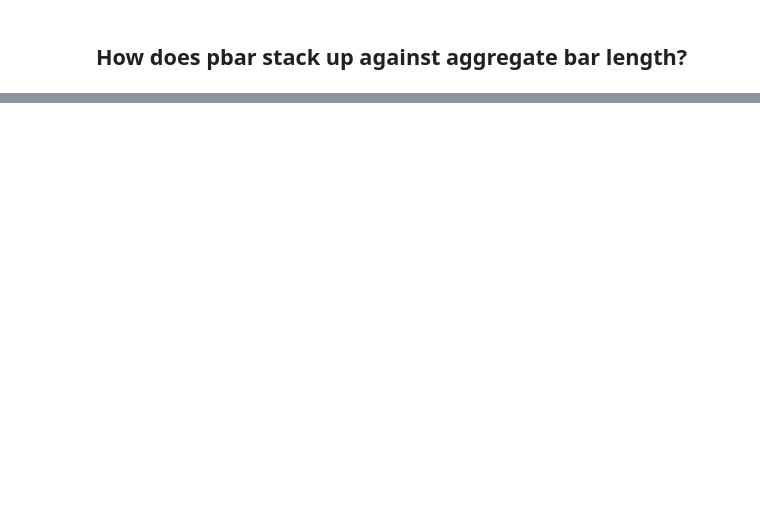
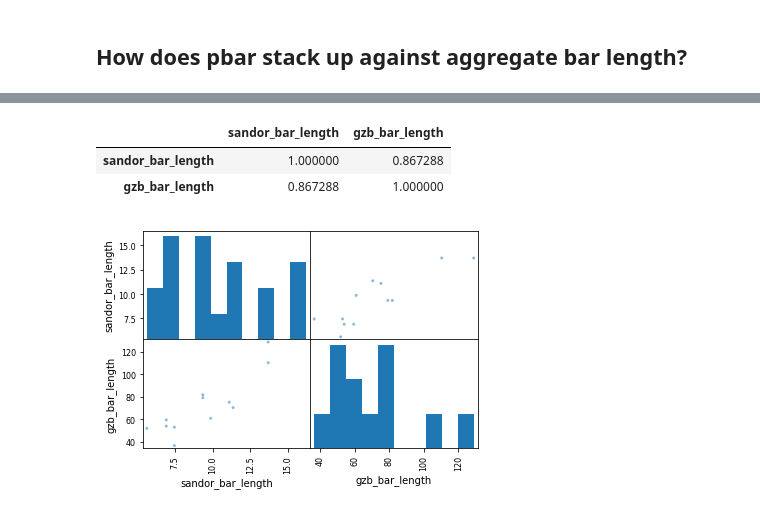
Before and after one commit to tingard/Galaxy-builder-aggregation, a Jupyter notebook: component-clustering/bulge_bar_comparison.ipynb, the cells around one changed output, grey strips where cells are left out. Cells and saved outputs as stored; diff of their text form; code cells hidden in the pictures; blank space fills up the shorter version.

```diff
--- a/component-clustering/bulge_bar_comparison.ipynb
+++ b/component-clustering/bulge_bar_comparison.ipynb
@@ -92,0 +202,12 @@ GZB fraction             0.31528          0.750577      1.000000
+# %%
+objid_table = pd.DataFrame(get_dr8_id(dr7objids['dr7objid'].values.tolist()))
+# %%
+out = []
+for i in range(len(dr7objids)):
+    subject_id = dr7objids['subject_id'].iloc[i]
+    dr7id = dr7objids['dr7objid'].iloc[i]
+    poss_dr8ids = objid_table['dr8objid'][objid_table['dr7objid'] == dr7id]
+    for dr8id in poss_dr8ids:
+        out.append((subject_id, dr8id))
+dr8objids = pd.DataFrame(out, columns=('subject_id', 'dr8objid'))
+dr8objids.head()
@@ -92,0 +223,15 @@ GZB fraction             0.31528          0.750577      1.000000
+# %%
+out = [[0, 0]]
+for i, gal in sandor_bars.iterrows():
+    m = dr8objids['dr8objid'] == gal['SDSS_dr8objid']
+    if np.any(m):
+        sids = dr8objids[m]['subject_id'].values
+        new = np.stack(
+            (sids, np.tile(gal['SDSS_dr8objid'], len(sids))),
+            axis=1,
+        )
+        out = np.concatenate((
+            out,
+            new
+        ))
+out = out[1:]
@@ -92,0 +240,8 @@ GZB fraction             0.31528          0.750577      1.000000
+# %%
+gzb_sandor = pd.DataFrame({
+    'subject_id': out[:, 0],
+    'sandor_bar_length': sandor_bars.set_index(
+        'SDSS_dr8objid'
+    ).loc[out[:, 1]]['re_bar'].values,
+    'gzb_bar_length': bar_length_df.loc[out[:, 0]]['GZB bar length']
+}).set_index('subject_id')
@@ -92,0 +254,8 @@ GZB fraction             0.31528          0.750577      1.000000
+# %%
+display(gzb_sandor.corr('pearson'))
+pd.plotting.scatter_matrix(gzb_sandor);
+# %% [output]
+|  | sandor_bar_length | gzb_bar_length |
+| sandor_bar_length | 1.000000 | 0.867288 |
+| gzb_bar_length | 0.867288 | 1.000000 |
+[figure, added]
```
Also changed, not shown: parts of 16 cells of this notebook, 28 other files.
